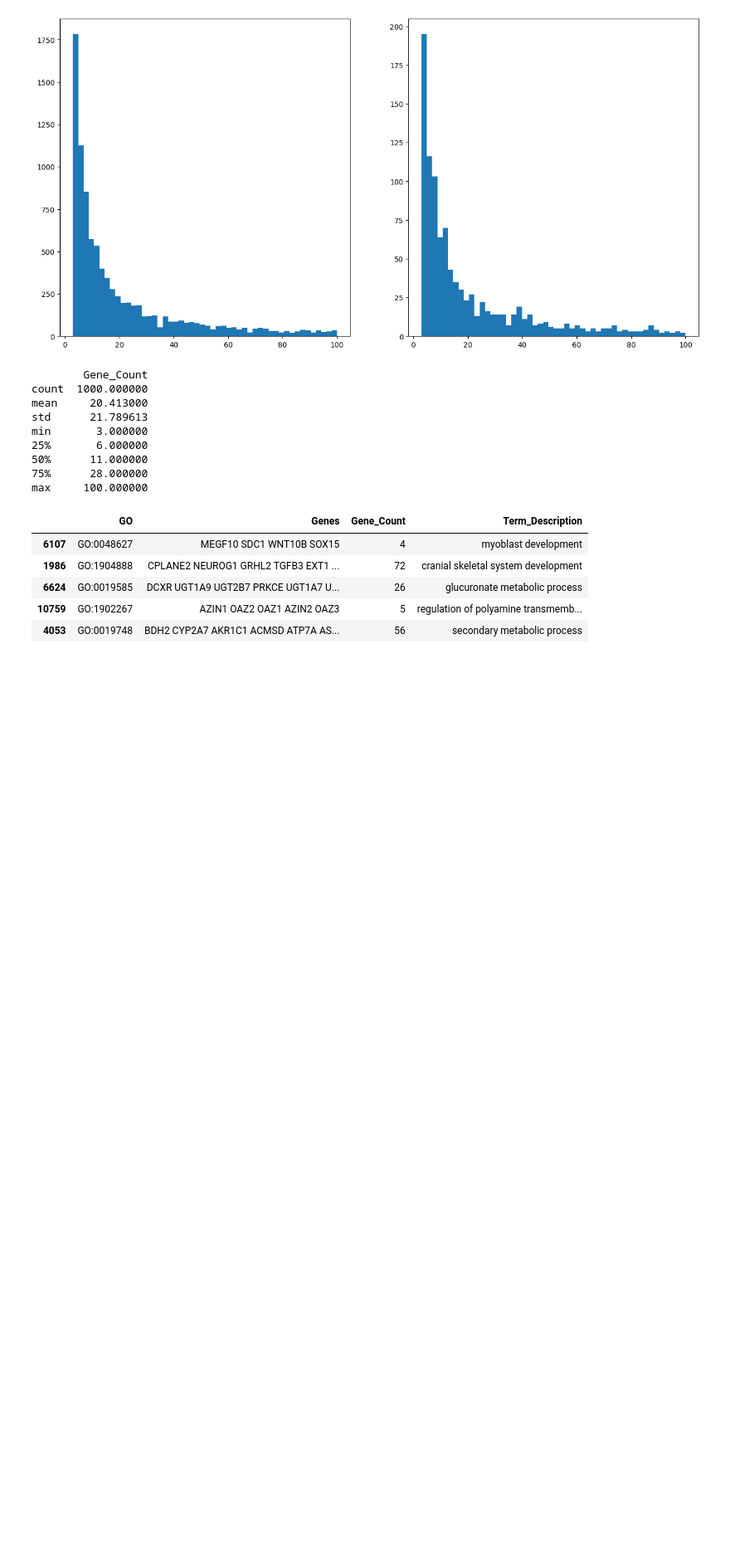
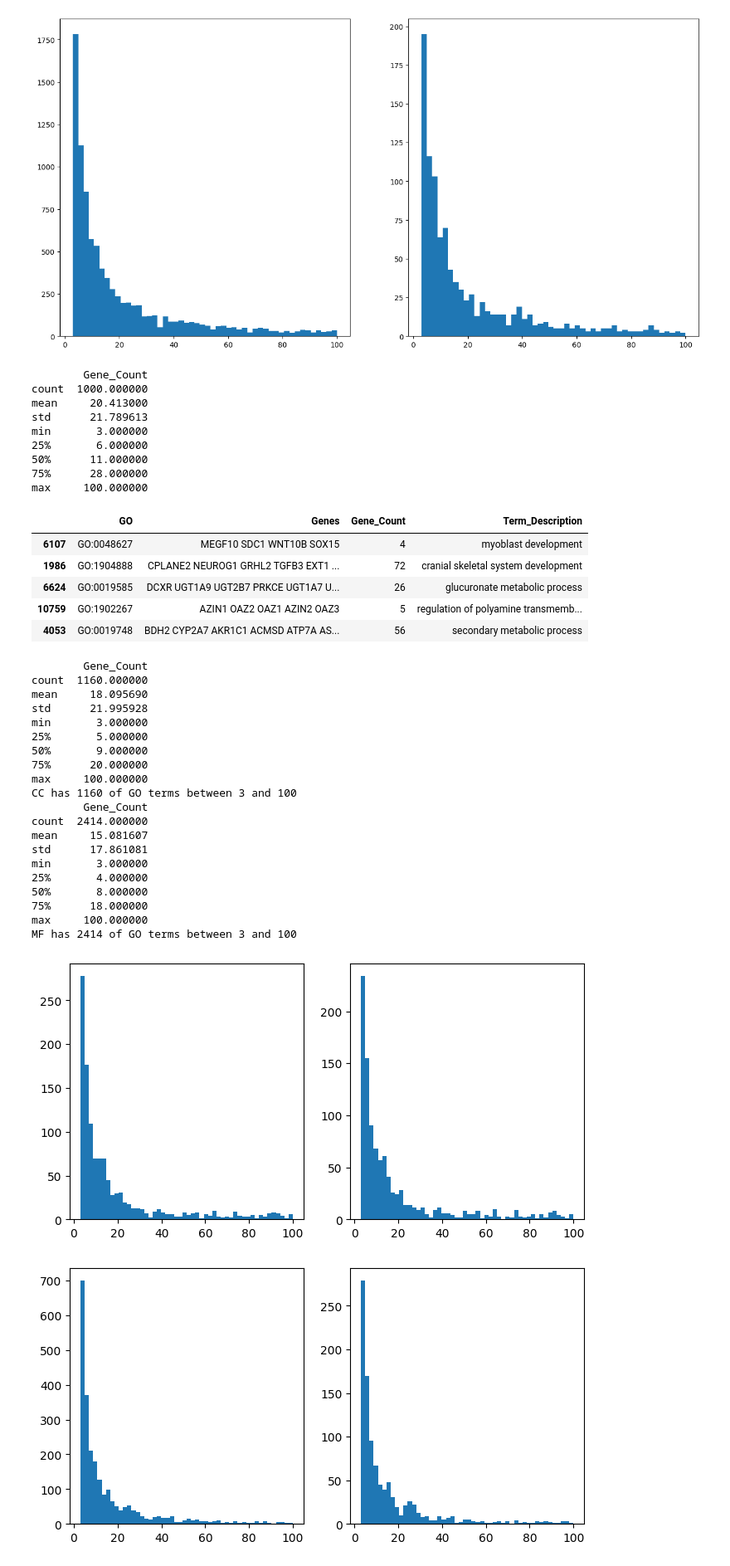
Before and after one commit to idekerlab/llm_evaluation_for_gene_set_interpretation, a Jupyter notebook: 0.[Prep GO]Download_and_parse_GO.ipynb, the cells around one changed output. Shown: that part at 83% size. Cells and saved outputs as stored; diff of their text form; code cells hidden in the pictures; blank space fills up the shorter version.

```diff
--- a/0.[Prep GO]Download_and_parse_GO.ipynb
+++ b/0.[Prep GO]Download_and_parse_GO.ipynb
@@ -105,3 +85,23 @@ dtype: int64
 | 2 | GO:0006890 | GOLPH3L ARCN1 GBF1 KDELR1 BET1L P... | 52 | retrograde vesicle-mediated trans... |
 | 3 | GO:1900372 | PARP1 FLCN RD3 PID1 | 4 | negative regulation of purine nuc... |
 | 4 | GO:0031645 | LPIN1 HCRT GPR35 EIF2AK3 GLRA1 MT... | 16 | negative regulation of nervous sy... |
+# %%
+## use case
+## GO version: latest 2023-11-15
+for branch in ['CC', 'MF']:
+
+    go_terms = load_go(f'./data/GO_{branch}/collapsed_go.symbol')
+    go_terms = go_terms.reset_index().rename(columns={'index': 'GO'}) # rename the index column to column name GO
+    print(go_terms.shape)
+
+    # add the go term description
+    term_des = pd.read_table(f'./data/GO_{branch}/goID_2_name.tab',
+                                            header=None,
+                                            names=['Term', 'Term_Description'],
+                                            index_col=0)
+    go_terms_des = go_terms.merge(term_des, left_on='GO', right_index=True, how='left')
+
+    # check if there are any missing values
+    print(go_terms_des.isnull().sum())
+
+    go_terms_des.to_csv(f'data/GO_term_analysis/CC_MF_branch/{branch}_go_terms.csv')
@@ -198,3 +211,52 @@ max     100.000000
 | 6624 | GO:0019585 | DCXR UGT1A9 UGT2B7 PRKCE UGT1A7 U... | 26 | glucuronate metabolic process |
 | 10759 | GO:1902267 | AZIN1 OAZ2 OAZ1 AZIN2 OAZ3 | 5 | regulation of polyamine transmemb... |
 | 4053 | GO:0019748 | BDH2 CYP2A7 AKR1C1 ACMSD ATP7A AS... | 56 | secondary metabolic process |
+# %%
+## randomly select 1000 GO terms from the pool between 3-100 for CC and MF
+import random
+import pandas as pd
+import numpy as np
+import matplotlib.pyplot as plt
+
+SEED = 42
+min = 3
+max = 100
+for branch in ['CC', 'MF']:
+    go_terms = pd.read_csv(f'data/GO_term_analysis/CC_MF_branch/{branch}_go_terms.csv', sep = ',', index_col=0)
+    go_filtered = go_terms[(go_terms['Gene_Count'] >= min) & (go_terms['Gene_Count'] <= max)]
+    print(go_filtered.describe())
+    print(f'{branch} has {go_filtered.shape[0]} of GO terms between {min} and {max}')
+
+    # randomly select 1000 GO terms from the pool between min and max
+
+    selected_go = go_filtered.sample(n=1000, random_state=SEED)
+    assert selected_go.shape[0] == 1000
+    selected_go.to_csv(f'data/GO_term_analysis/CC_MF_branch/{branch}_1000_selected_go_terms.csv', index=False)
+
+    # quick check of the distribution of the selected GO terms
+    fig, (ax1, ax2) = plt.subplots(1,2, figsize=(8,4))
+    ax1.hist(go_filtered['Gene_Count'], bins=50)
+    ax2.hist(selected_go['Gene_Count'], bins=50)
+# %% [output]
+        Gene_Count
+count  1160.000000
+mean     18.095690
+std      21.995928
+min       3.000000
+25%       5.000000
+50%       9.000000
+75%      20.000000
+max     100.000000
+CC has 1160 of GO terms between 3 and 100
+        Gene_Count
+count  2414.000000
+mean     15.081607
+std      17.861081
+min       3.000000
+25%       4.000000
+50%       8.000000
+75%      18.000000
+max     100.000000
+MF has 2414 of GO terms between 3 and 100
+[figure, added]
+[figure, added]
```
Also changed, not shown: parts of 3 cells of this notebook, 3 other files.
